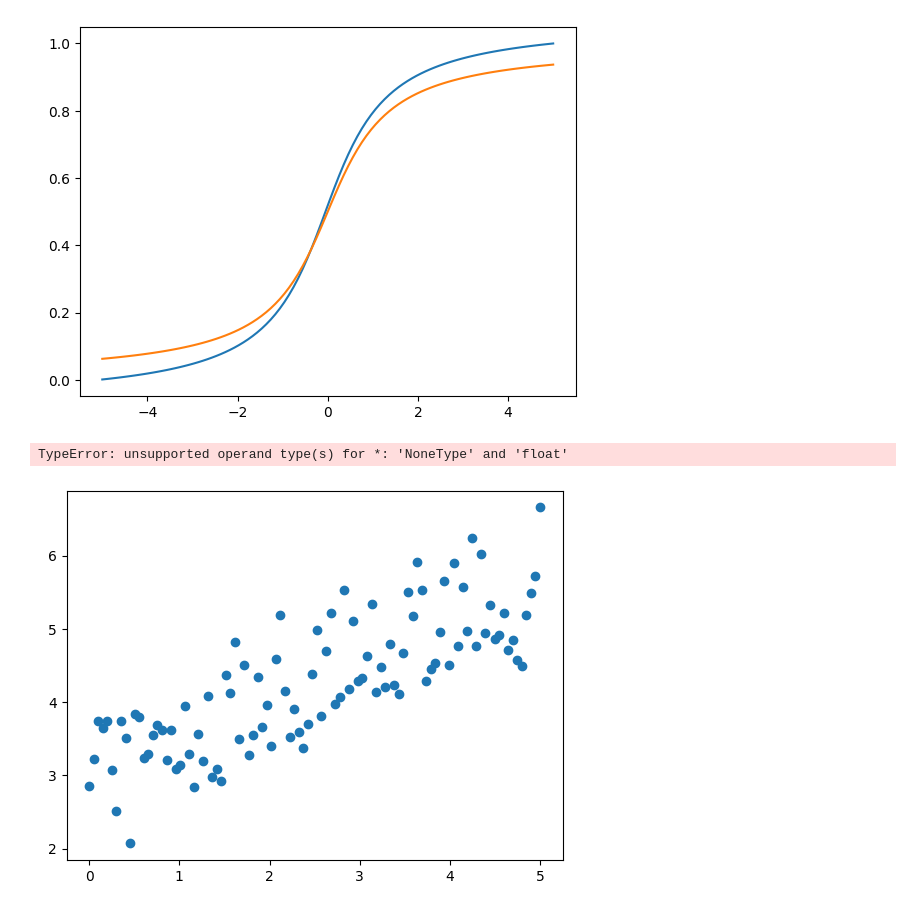
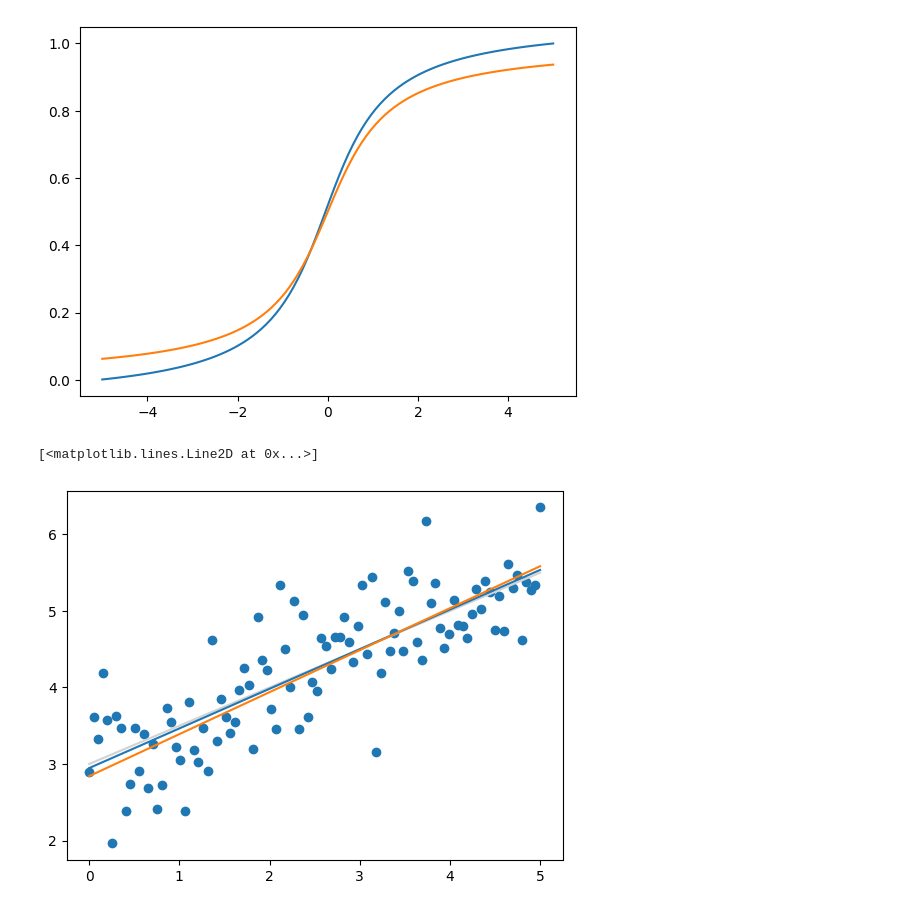
Before and after one commit to szmidapatrik/machine-learning, a Jupyter notebook: test.ipynb, the cells around one changed output. Drawn from its saved outputs; the diff is of its cells as text; code cells hidden in the pictures.

```diff
--- a/test.ipynb
+++ b/test.ipynb
@@ -14,13 +14,15 @@ plt.plot(x, t.cdf(x, 1))
 # %%
 
 from ml.regression import LinearRegression
 import matplotlib.pyplot as plt
 
 linreg = LinearRegression(1,1)
 data = linreg.sample(100,0,5,0.5,3,0,0.5)
 
 plt.scatter(data[:,0], data[:,1])
-plt.plot(data[:,0], linreg.linear_function(data,None,None))
+plt.plot(data[:,0], linreg.linear_function(data[:,0]), c="lightgrey")
+plt.plot(data[:,0], linreg.fit_predict_ML(data[:,0], data[:,1]))
+plt.plot(data[:,0], linreg.fit_predict(data[:,0], data[:,1]))
 # %% [output]
-TypeError: unsupported operand type(s) for *: 'NoneType' and 'float'
+[<matplotlib.lines.Line2D at 0x...>]
-[figure, old version]
+[figure, new version]
```
Also changed, not shown: parts of 1 cell of this notebook, 14 other files.
